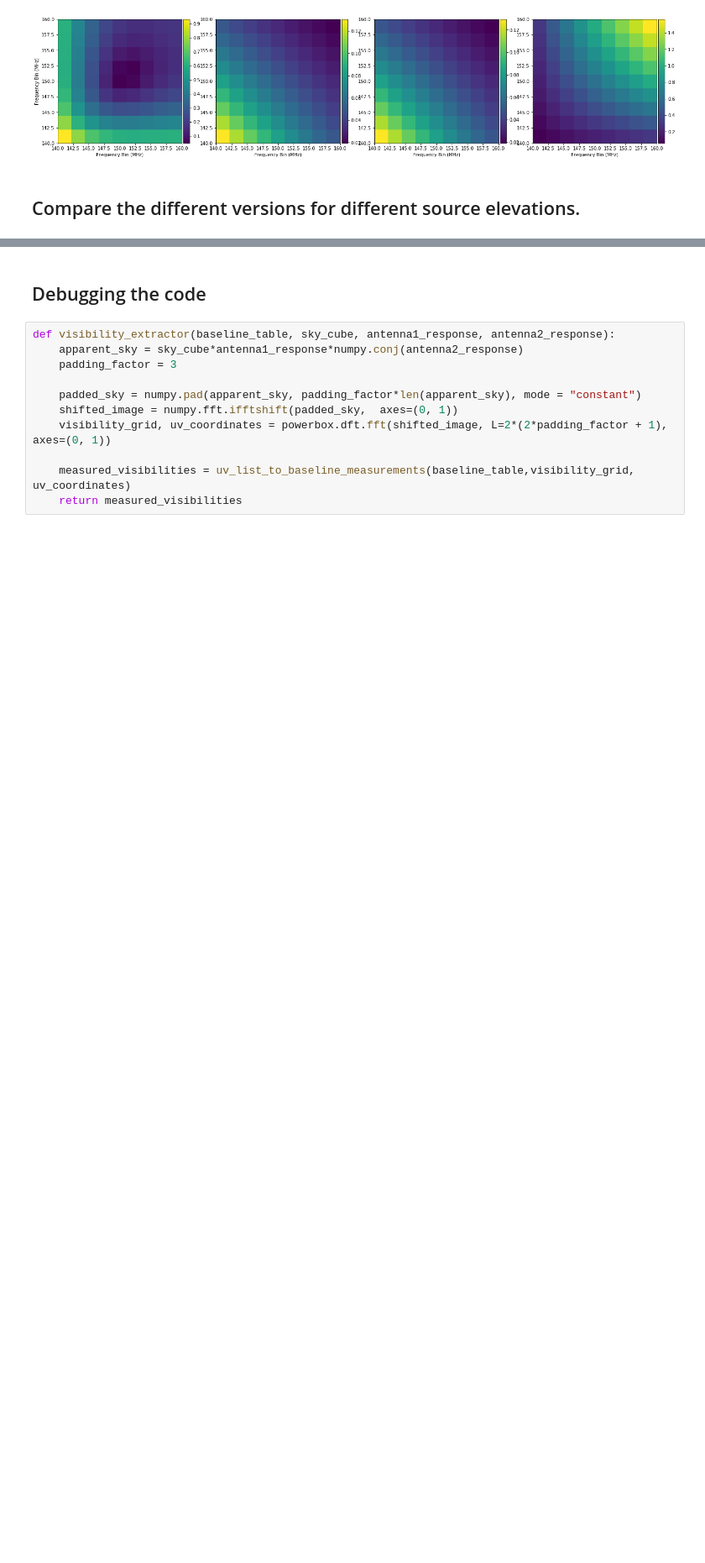
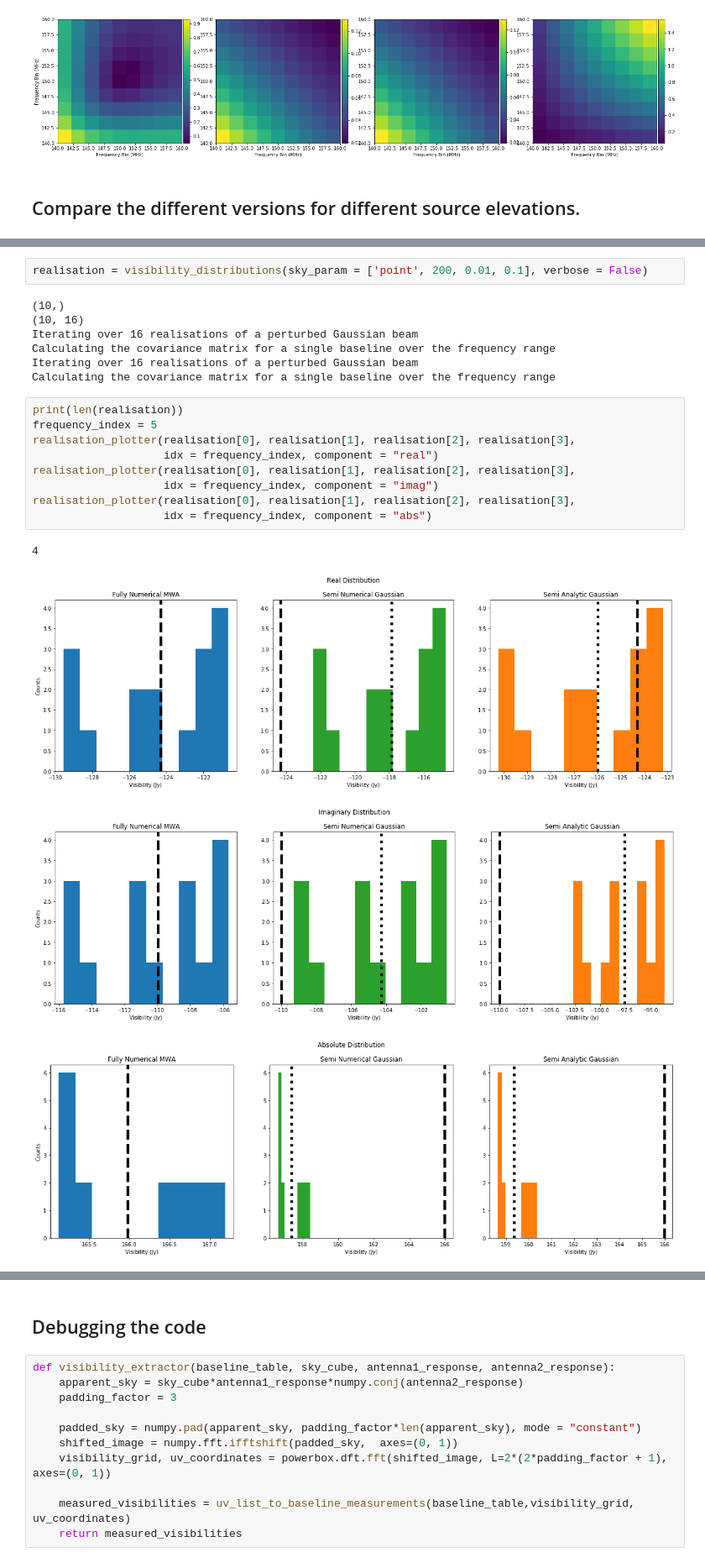
Before and after one commit to ronniyjoseph/Beam-Perturbations, a Jupyter notebook: Beam_Covariance_Analytic.ipynb, the cells around one changed output, grey strips where cells are left out. Shown at 84% size. Cells and saved outputs as stored; diff of their text form; blank space fills up the shorter version.

```diff
--- a/Beam_Covariance_Analytic.ipynb
+++ b/Beam_Covariance_Analytic.ipynb
@@ -667,0 +824,23 @@ Calculating the covariance matrix for a single baseline over the frequency range
+# %%
+realisation = visibility_distributions(sky_param = ['point', 200, 0.01, 0.1], verbose = False)
+# %% [output]
+(10,)
+(10, 16)
+Iterating over 16 realisations of a perturbed Gaussian beam
+Calculating the covariance matrix for a single baseline over the frequency range
+Iterating over 16 realisations of a perturbed Gaussian beam
+Calculating the covariance matrix for a single baseline over the frequency range
+# %%
+print(len(realisation))
+frequency_index = 5
+realisation_plotter(realisation[0], realisation[1], realisation[2], realisation[3],
+                    idx = frequency_index, component = "real")
+realisation_plotter(realisation[0], realisation[1], realisation[2], realisation[3],
+                    idx = frequency_index, component = "imag")
+realisation_plotter(realisation[0], realisation[1], realisation[2], realisation[3],
+                    idx = frequency_index, component = "abs")
+# %% [output]
+4
+[figure, added]
+[figure, added]
+[figure, added]
```
Also changed, not shown: parts of 20 cells of this notebook, 1 other file.
